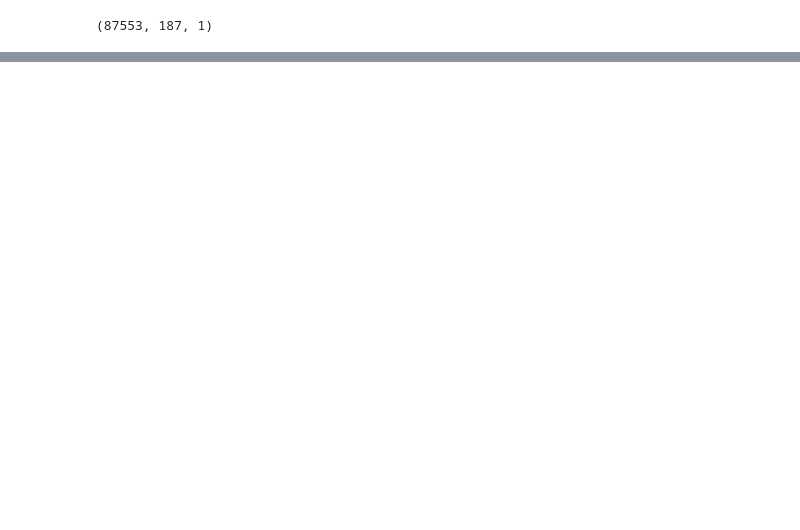
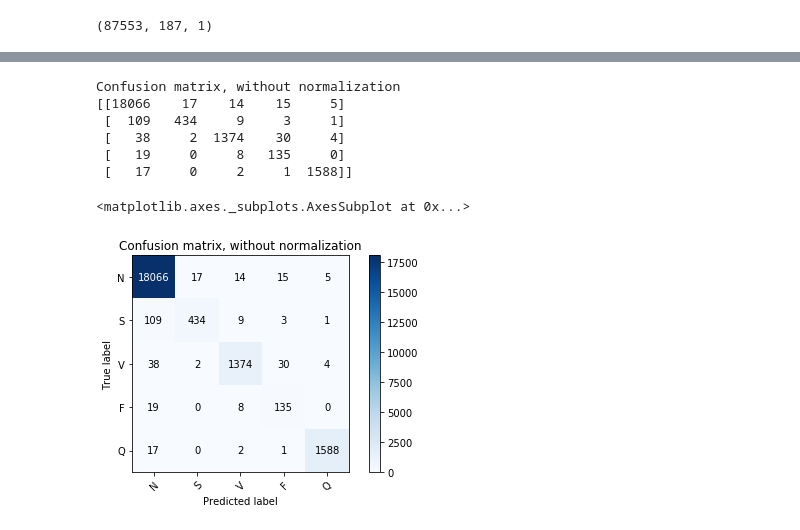
Before and after one commit to vinayjagan03/Research, a Jupyter notebook: heartbeat_classification.ipynb, the cells around one changed output, grey strips where cells are left out. Drawn from its saved outputs; the diff is of its cells as text; code cells hidden in the pictures; blank space fills up the shorter version.

Commit message:
Finished training model

```diff
--- a/heartbeat_classification.ipynb
+++ b/heartbeat_classification.ipynb
@@ -107,0 +118,9 @@ Epoch 1/75
+# %%
+Y_pred = model.predict(X_test)
+# %%
+Y_pred1 = np.array(Y_pred).argmax(axis=1)
+# %%
+Y_test = np.array(Y_test).argmax(axis=1)
+# %%
+from sklearn.metrics import confusion_matrix
+cm = confusion_matrix(Y_test, Y_pred1)
@@ -107,0 +188,11 @@ Epoch 1/75
+# %%
+plot_confusion_matrix(Y_test, Y_pred1, classes=['N', 'S', 'V', 'F', 'Q'], title='Confusion matrix, without normalization')
+# %% [output]
+Confusion matrix, without normalization
+[[18066    17    14    15     5]
+ [  109   434     9     3     1]
+ [   38     2  1374    30     4]
+ [   19     0     8   135     0]
+ [   17     0     2     1  1588]]
+<matplotlib.axes._subplots.AxesSubplot at 0x...>
+[figure, added]
```
Also changed, not shown: parts of 7 cells of this notebook.
